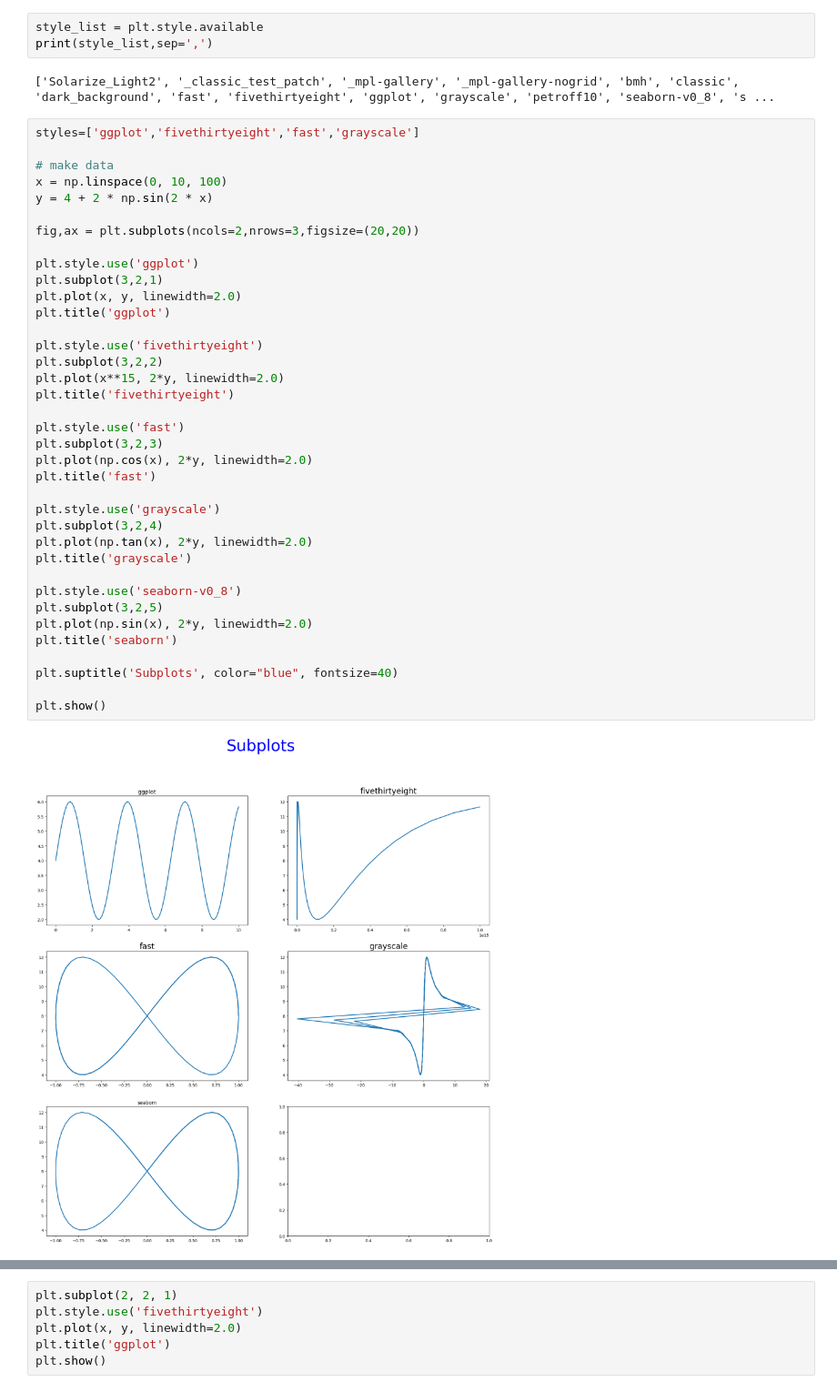
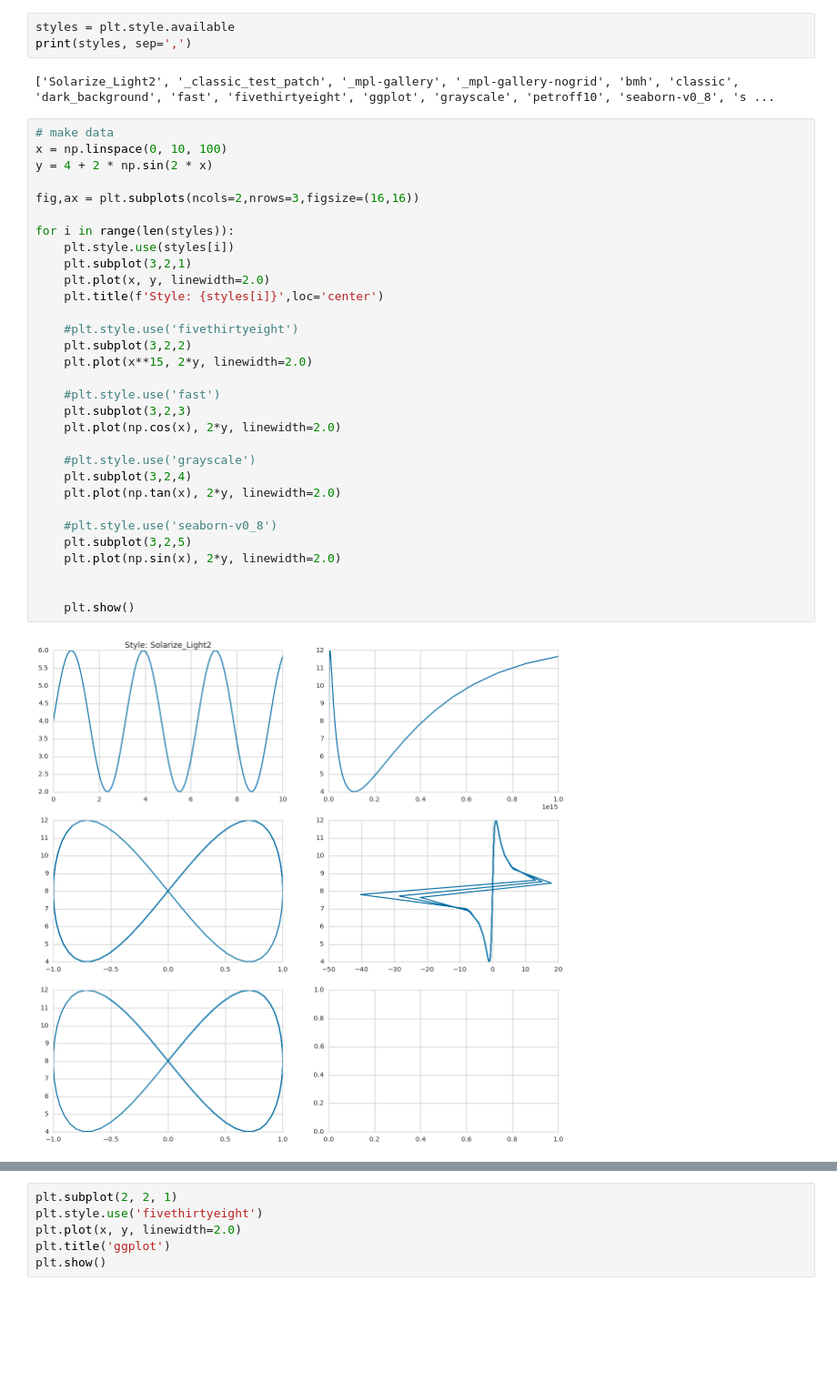
Before and after one commit to rodrigozuniga/jupyterGraphs, a Jupyter notebook: graphStyles.ipynb, the cells around one changed output, grey strips where cells are left out. Shown at 91% size. Saved outputs shown, nothing was run; the diff lists cells and outputs as text; blank space fills up the shorter version.

Commit message:
created loop for all styles for 5 graphs

```diff
--- a/graphStyles.ipynb
+++ b/graphStyles.ipynb
@@ -9,46 +9,40 @@ import numpy as np
 import pandas as pd
 import matplotlib.pyplot as plt
 # %%
-style_list = plt.style.available
-print(style_list,sep=',')
+styles = plt.style.available
+print(styles, sep=',')
 # %% [output]
 ['Solarize_Light2', '_classic_test_patch', '_mpl-gallery', '_mpl-gallery-nogrid', 'bmh', 'classic', 'dark_background', 'fast', 'fivethirtyeight', 'ggplot', 'grayscale', 'petroff10', 'seaborn-v0_8', 's ...
 # %%
-styles=['ggplot','fivethirtyeight','fast','grayscale']
-
 # make data
 x = np.linspace(0, 10, 100)
 y = 4 + 2 * np.sin(2 * x)
 
-fig,ax = plt.subplots(ncols=2,nrows=3,figsize=(20,20))
+fig,ax = plt.subplots(ncols=2,nrows=3,figsize=(16,16))
 
-plt.style.use('ggplot')
-plt.subplot(3,2,1)
-plt.plot(x, y, linewidth=2.0)
-plt.title('ggplot')
+for i in range(len(styles)):
+    plt.style.use(styles[i])
+    plt.subplot(3,2,1)
+    plt.plot(x, y, linewidth=2.0)
+    plt.title(f'Style: {styles[i]}',loc='center')
 
-plt.style.use('fivethirtyeight')
-plt.subplot(3,2,2)
-plt.plot(x**15, 2*y, linewidth=2.0)
-plt.title('fivethirtyeight')
+    #plt.style.use('fivethirtyeight')
+    plt.subplot(3,2,2)
+    plt.plot(x**15, 2*y, linewidth=2.0)
 
-plt.style.use('fast')
-plt.subplot(3,2,3)
-plt.plot(np.cos(x), 2*y, linewidth=2.0)
-plt.title('fast')
+    #plt.style.use('fast')
+    plt.subplot(3,2,3)
+    plt.plot(np.cos(x), 2*y, linewidth=2.0)
 
-plt.style.use('grayscale')
-plt.subplot(3,2,4)
-plt.plot(np.tan(x), 2*y, linewidth=2.0)
-plt.title('grayscale')
+    #plt.style.use('grayscale')
+    plt.subplot(3,2,4)
+    plt.plot(np.tan(x), 2*y, linewidth=2.0)
 
-plt.style.use('seaborn-v0_8')
-plt.subplot(3,2,5)
-plt.plot(np.sin(x), 2*y, linewidth=2.0)
-plt.title('seaborn')
+    #plt.style.use('seaborn-v0_8')
+    plt.subplot(3,2,5)
+    plt.plot(np.sin(x), 2*y, linewidth=2.0)
 
-plt.suptitle('Subplots', color="blue", fontsize=40)
 
-plt.show()
+    plt.show()
 # %% [output]
-[figure, old version]
+[figure, new version]
```
Also changed, not shown: parts of 1 cell of this notebook.
